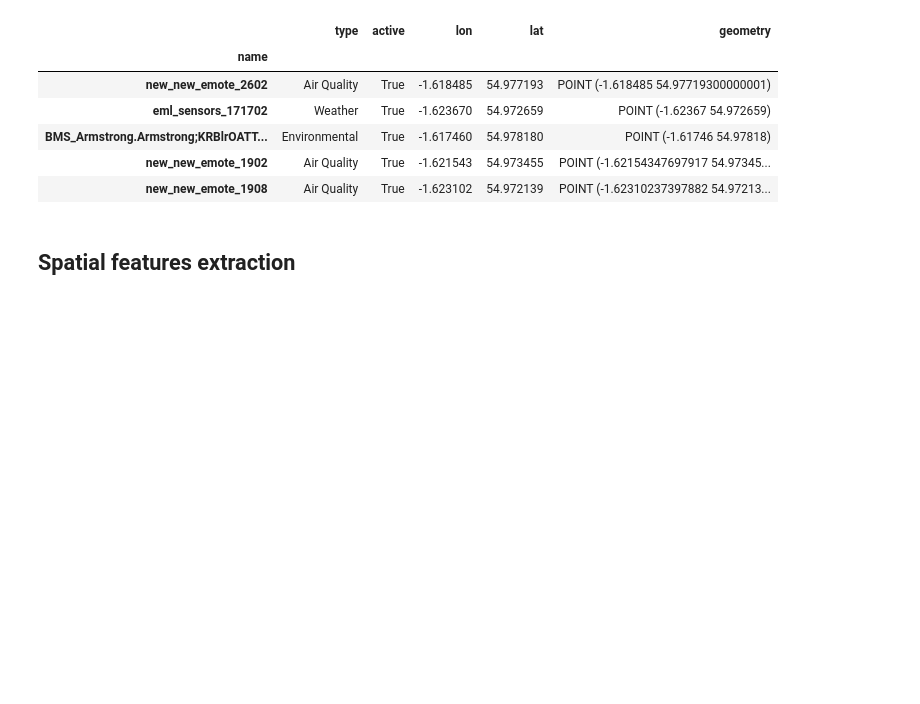
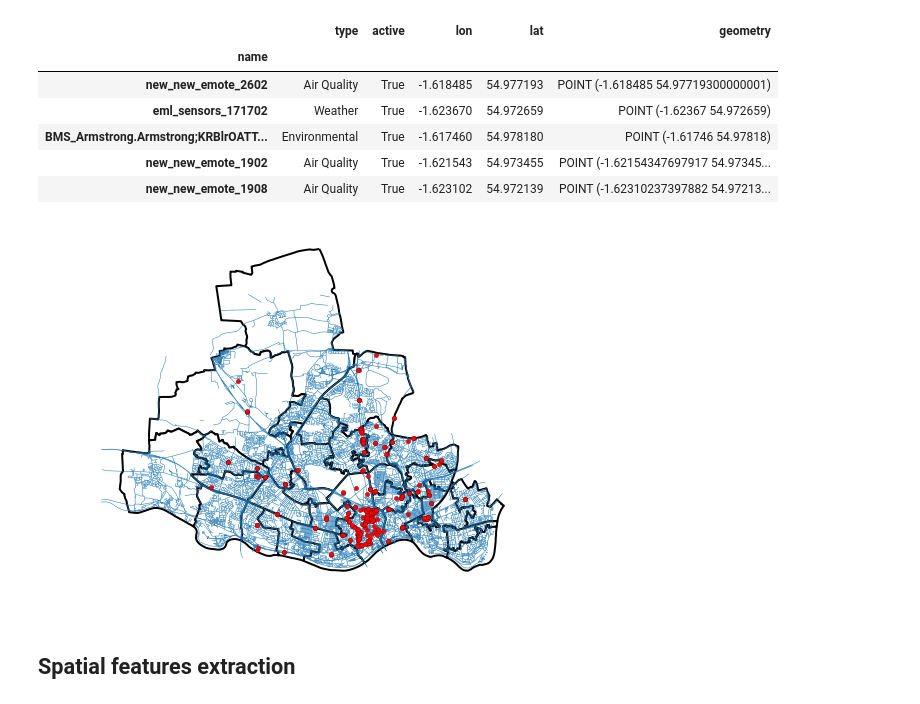
Before and after one commit to adaj/sensingbee, a Jupyter notebook: eda/streets_sensors_features.ipynb, the cells around one changed output. Cells and saved outputs as stored; diff of their text form; code cells hidden in the pictures; blank space fills up the shorter version.

```diff
--- a/eda/streets_sensors_features.ipynb
+++ b/eda/streets_sensors_features.ipynb
@@ -124,6 +143,19 @@ metadata.head()
 | BMS_Armstrong.Armstrong;KRBlrOATT... | Environmental | True | -1.617460 | 54.978180 | POINT (-1.61746 54.97818) |
 | new_new_emote_1902 | Air Quality | True | -1.621543 | 54.973455 | POINT (-1.62154347697917 54.97345... |
 | new_new_emote_1908 | Air Quality | True | -1.623102 | 54.972139 | POINT (-1.62310237397882 54.97213... |
+# %%
+fig, axes = plt.subplots(ncols=1, nrows=1, figsize=(7,5.5))
+
+lsoa.plot(ax=axes,color='white', edgecolor='black',linewidth=2)
+lines.plot(ax=axes,linewidth=0.5)
+metadata.plot(ax=axes, color='red',edgecolor='black',linewidth=0.2,markersize=20,zorder=10)
+
+plt.axis('off')
+plt.tight_layout()
+if False:
+    plt.savefig(DATA_FOLDER+'plots/newcastle_sensors.svg', format='svg', dpi=600)
+# %% [output]
+[figure, added]
 # %% [markdown]
 ## Spatial features extraction
 # %%
```
Also changed, not shown: parts of 17 cells of this notebook, 4 other files.
